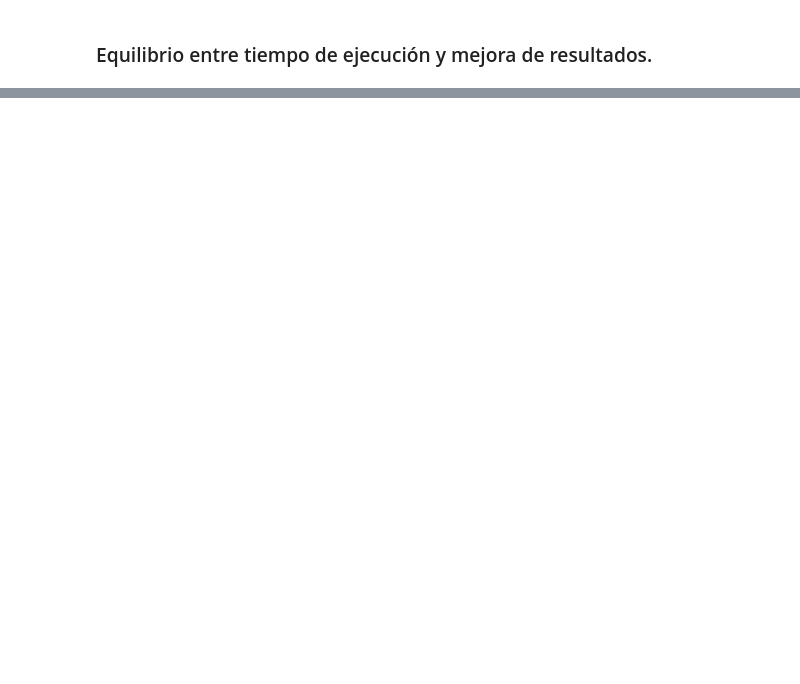
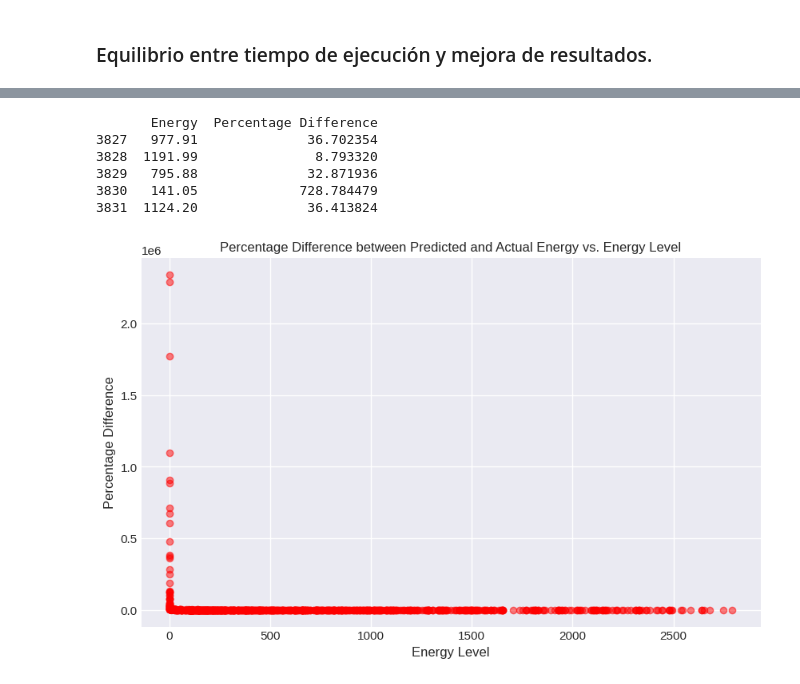
Before and after one commit to bale2manos/Eolic-Energy-Production-Predicter, a Jupyter notebook: Práctica_1_Energía_eólica.ipynb, the cells around one changed output, grey strips where cells are left out. Cells and saved outputs as stored; diff of their text form; code cells hidden in the pictures; blank space fills up the shorter version.

```diff
--- a/Práctica_1_Energía_eólica.ipynb
+++ b/Práctica_1_Energía_eólica.ipynb
@@ -562,0 +640,18 @@ Estimación de rendimiento de Linear Regression con RobustScaler: 685.3721179075
+# %%
+from sklearn.svm import SVR
+
+pipeline_svm = Pipeline([
+    ('scaler', StandardScaler()),  # Escalador estándar
+    ('svm', SVR())  # Modelo de regresión SVM
+])
+
+# Entrena el modelo en los datos de entrenamiento
+pipeline_svm.fit(X_train, y_train)
+
+# Realiza predicciones en el conjunto de prueba
+y_pred_svm = pipeline_svm.predict(X_test)
+
+# Calcula el RMSE
+rmse_svm = np.sqrt(mean_squared_error(y_test, y_pred_svm))
+
+print("Root Mean Squared Error para SVM Regression (sin HPO):", rmse_svm)
@@ -1040,0 +1155,40 @@ Esta es la bajada de error más alta que encontramos en los modelos, sin embargo
+# %%
+import pandas as pd
+import matplotlib.pyplot as plt
+
+# Calculate the absolute differences between y_pred and y_test
+absolute_differences = abs(y_pred_knn - y_test)
+
+# Calculate the percentage of the absolute difference relative to the total energy
+percentage_difference = (absolute_differences / y_test) * 100
+
+# Create a DataFrame with energy and percentage difference
+data_percentage = pd.DataFrame({'Energy': y_test, 'Percentage Difference': percentage_difference})
+
+print(data_percentage.head())
+
+# Sort the data by energy
+data_percentage_sorted = data_percentage.sort_values(by='Energy')
+
+# Plotting
+plt.figure(figsize=(10, 6))
+
+# Plot percentage difference against energy
+plt.scatter(data_percentage_sorted['Energy'], data_percentage_sorted['Percentage Difference'], color='red', alpha=0.5)
+
+# Add labels and title
+plt.title('Percentage Difference between Predicted and Actual Energy vs. Energy Level')
+plt.xlabel('Energy Level')
+plt.ylabel('Percentage Difference')
+
+# Show plot
+plt.grid(True)
+plt.show()
+# %% [output]
+       Energy  Percentage Difference
+3827   977.91              36.702354
+3828  1191.99               8.793320
+3829   795.88              32.871936
+3830   141.05             728.784479
+3831  1124.20              36.413824
+[figure, added]
```
Also changed, not shown: parts of 105 cells of this notebook.
